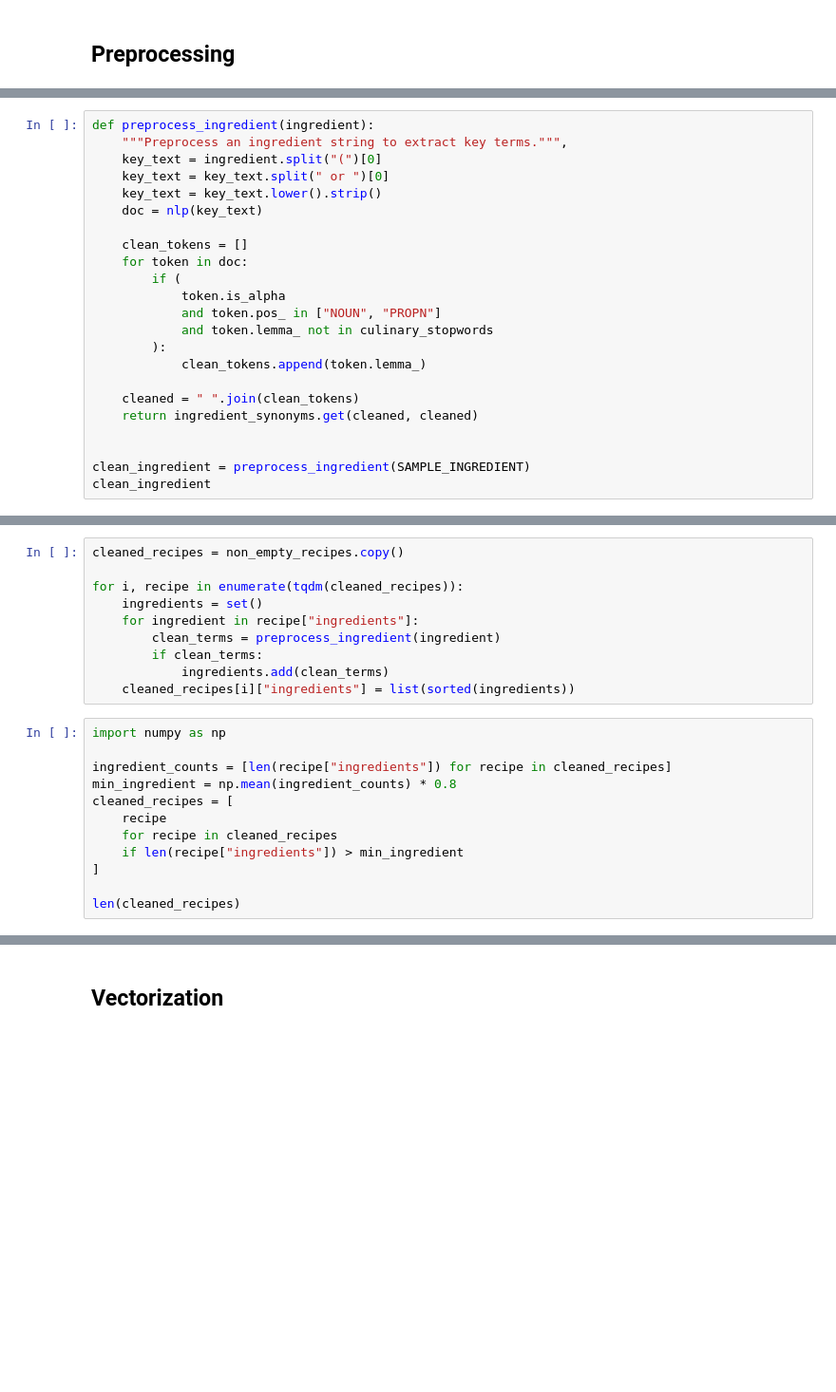
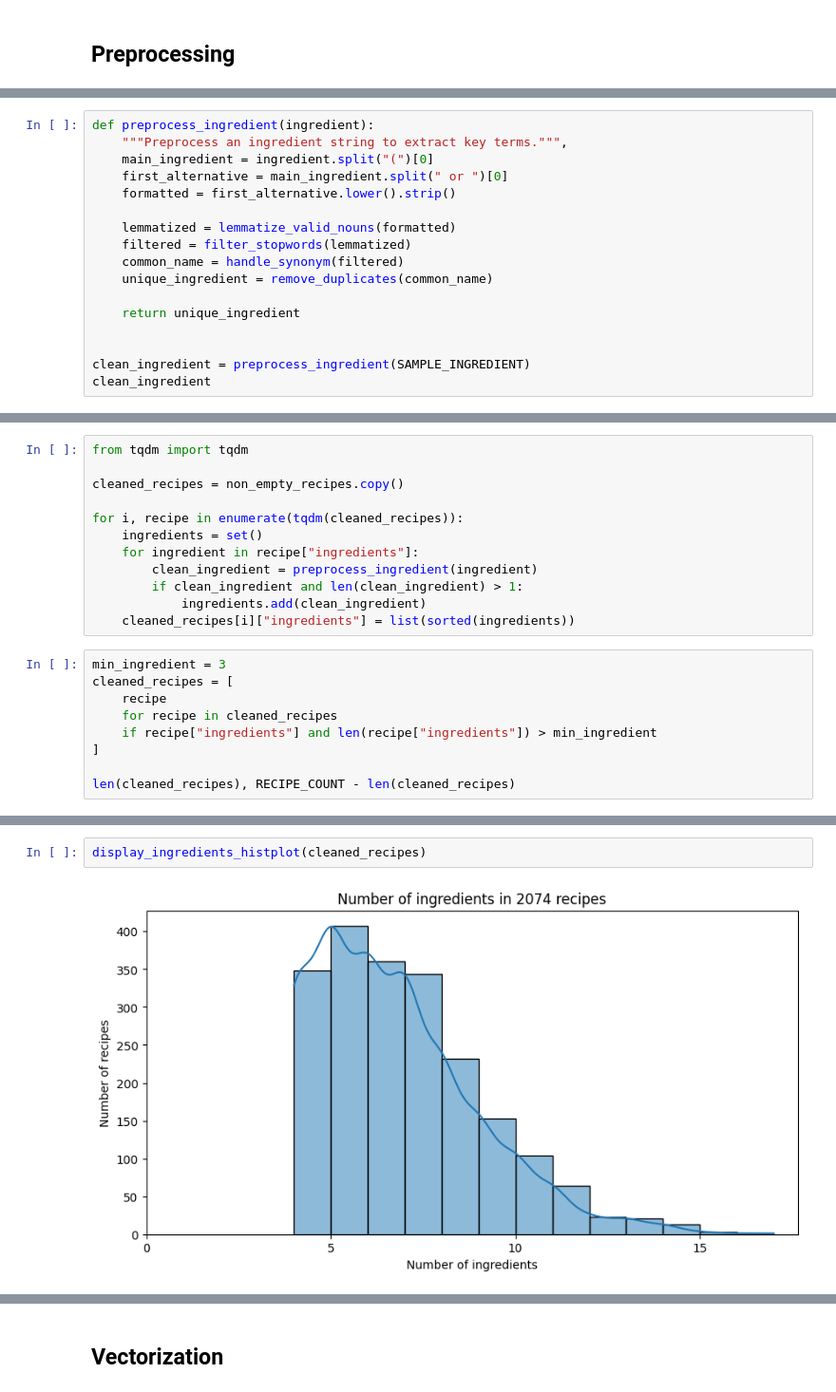
Before and after one commit to rixmape/panlasang-pinoy-clustering, a Jupyter notebook: panlasang-pinoy.ipynb, the cells around one changed output, grey strips where cells are left out. Shown at 95% size. Cells and saved outputs as stored; diff of their text form; blank space fills up the shorter version.

Commit message:
Update cleaning with deduplication

```diff
--- a/panlasang-pinoy.ipynb
+++ b/panlasang-pinoy.ipynb
@@ -187,22 +275,16 @@ bean    bean     NOUN   NN     ROOT   True
 # %%
 def preprocess_ingredient(ingredient):
     """Preprocess an ingredient string to extract key terms.""",
-    key_text = ingredient.split("(")[0]
-    key_text = key_text.split(" or ")[0]
-    key_text = key_text.lower().strip()
-    doc = nlp(key_text)
+    main_ingredient = ingredient.split("(")[0]
+    first_alternative = main_ingredient.split(" or ")[0]
+    formatted = first_alternative.lower().strip()
 
-    clean_tokens = []
-    for token in doc:
-        if (
-            token.is_alpha
-            and token.pos_ in ["NOUN", "PROPN"]
-            and token.lemma_ not in culinary_stopwords
-        ):
-            clean_tokens.append(token.lemma_)
+    lemmatized = lemmatize_valid_nouns(formatted)
+    filtered = filter_stopwords(lemmatized)
+    common_name = handle_synonym(filtered)
+    unique_ingredient = remove_duplicates(common_name)
 
-    cleaned = " ".join(clean_tokens)
-    return ingredient_synonyms.get(cleaned, cleaned)
+    return unique_ingredient
 
 
 clean_ingredient = preprocess_ingredient(SAMPLE_INGREDIENT)
@@ -212,23 +296,22 @@ clean_ingredient
 # %%
+from tqdm import tqdm
+
 cleaned_recipes = non_empty_recipes.copy()
 
 for i, recipe in enumerate(tqdm(cleaned_recipes)):
     ingredients = set()
     for ingredient in recipe["ingredients"]:
-        clean_terms = preprocess_ingredient(ingredient)
-        if clean_terms:
-            ingredients.add(clean_terms)
+        clean_ingredient = preprocess_ingredient(ingredient)
+        if clean_ingredient and len(clean_ingredient) > 1:
+            ingredients.add(clean_ingredient)
     cleaned_recipes[i]["ingredients"] = list(sorted(ingredients))
 # %%
-import numpy as np
-
-ingredient_counts = [len(recipe["ingredients"]) for recipe in cleaned_recipes]
-min_ingredient = np.mean(ingredient_counts) * 0.8
+min_ingredient = 3
 cleaned_recipes = [
     recipe
     for recipe in cleaned_recipes
-    if len(recipe["ingredients"]) > min_ingredient
+    if recipe["ingredients"] and len(recipe["ingredients"]) > min_ingredient
 ]
 
-len(cleaned_recipes)
+len(cleaned_recipes), RECIPE_COUNT - len(cleaned_recipes)
 # %% [output]
@@ -241,0 +333,4 @@ with open(f"data/ingredient_synonyms.json", "w", encoding="utf-8") as file:
+# %%
+display_ingredients_histplot(cleaned_recipes)
+# %% [output]
+[figure, added]
```
Also changed, not shown: parts of 37 cells of this notebook, 3 other files.
